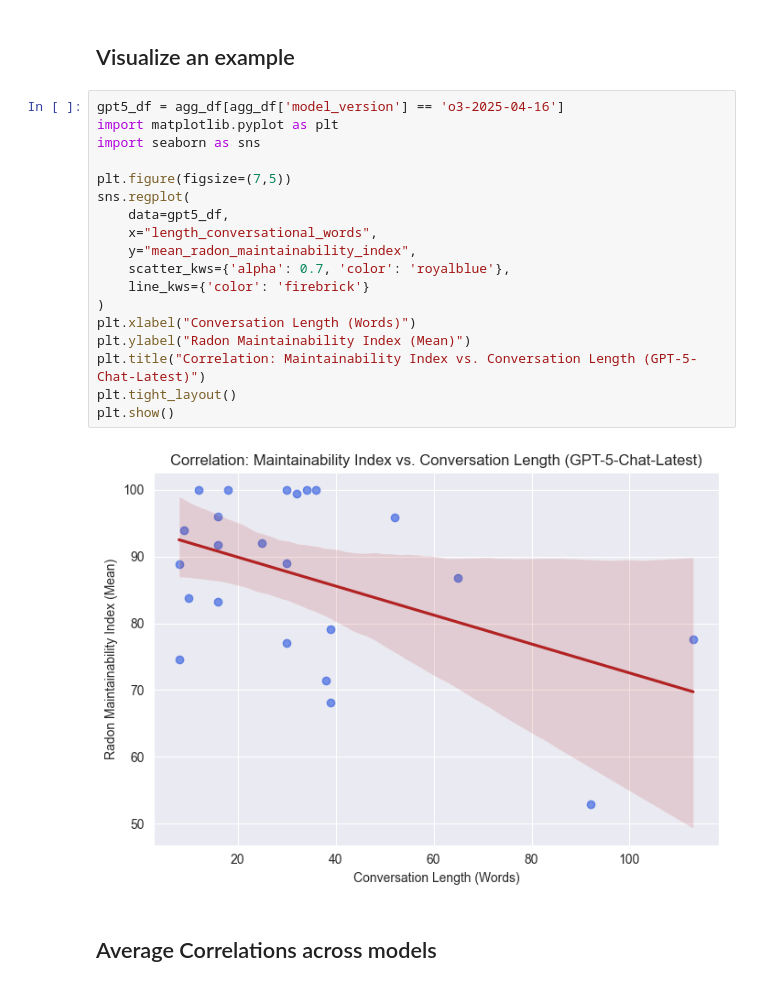
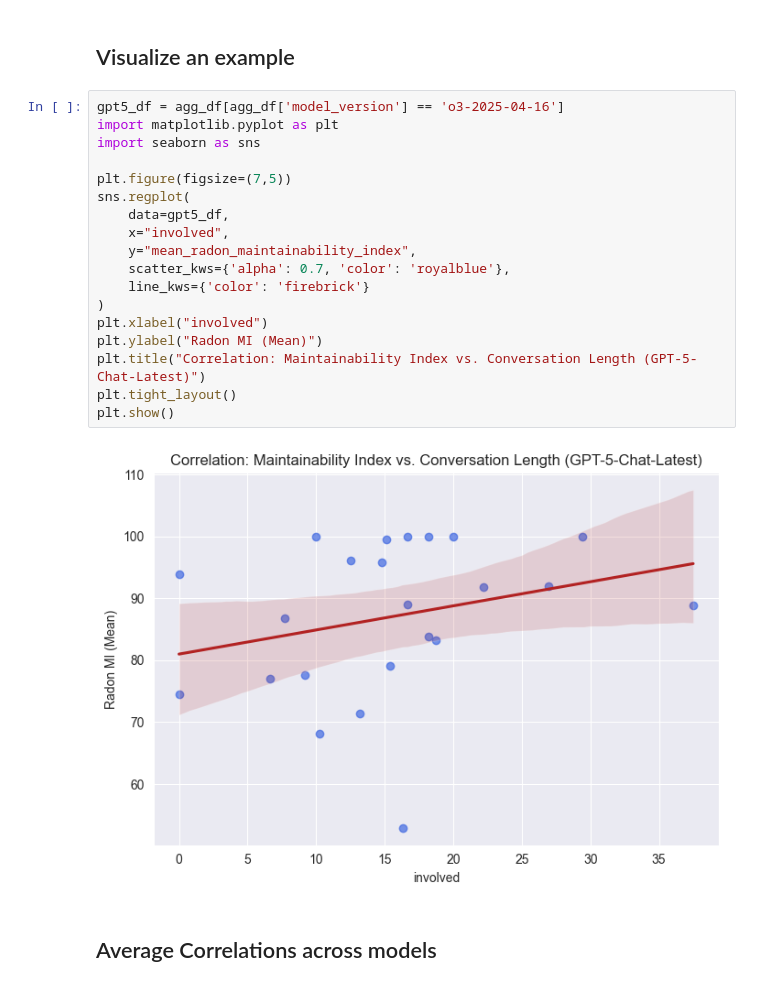
Before and after one commit to Mayaryin/GenderInfluenceInCodeGeneration, a Jupyter notebook: notebooks/code_analysis/04_Annontated_Pylint.ipynb, the cells around one changed output. Drawn from its saved outputs; the diff is of its cells as text.

```diff
--- a/notebooks/code_analysis/04_Annontated_Pylint.ipynb
+++ b/notebooks/code_analysis/04_Annontated_Pylint.ipynb
@@ -416,23 +467,23 @@ model_corrs['gpt-5-chat-latest']
 # %%
 gpt5_df = agg_df[agg_df['model_version'] == 'o3-2025-04-16']
 import matplotlib.pyplot as plt
 import seaborn as sns
 
 plt.figure(figsize=(7,5))
 sns.regplot(
     data=gpt5_df,
-    x="length_conversational_words",
+    x="involved",
     y="mean_radon_maintainability_index",
     scatter_kws={'alpha': 0.7, 'color': 'royalblue'},
     line_kws={'color': 'firebrick'}
 )
-plt.xlabel("Conversation Length (Words)")
-plt.ylabel("Radon Maintainability Index (Mean)")
+plt.xlabel("involved")
+plt.ylabel("Radon MI (Mean)")
 plt.title("Correlation: Maintainability Index vs. Conversation Length (GPT-5-Chat-Latest)")
 plt.tight_layout()
 plt.show()
 # %% [output]
-[figure, old version]
+[figure, new version]
 # %% [markdown]
 ## Average Correlations across models
 # %%
```
Also changed, not shown: parts of 12 cells of this notebook, 7 other files.
